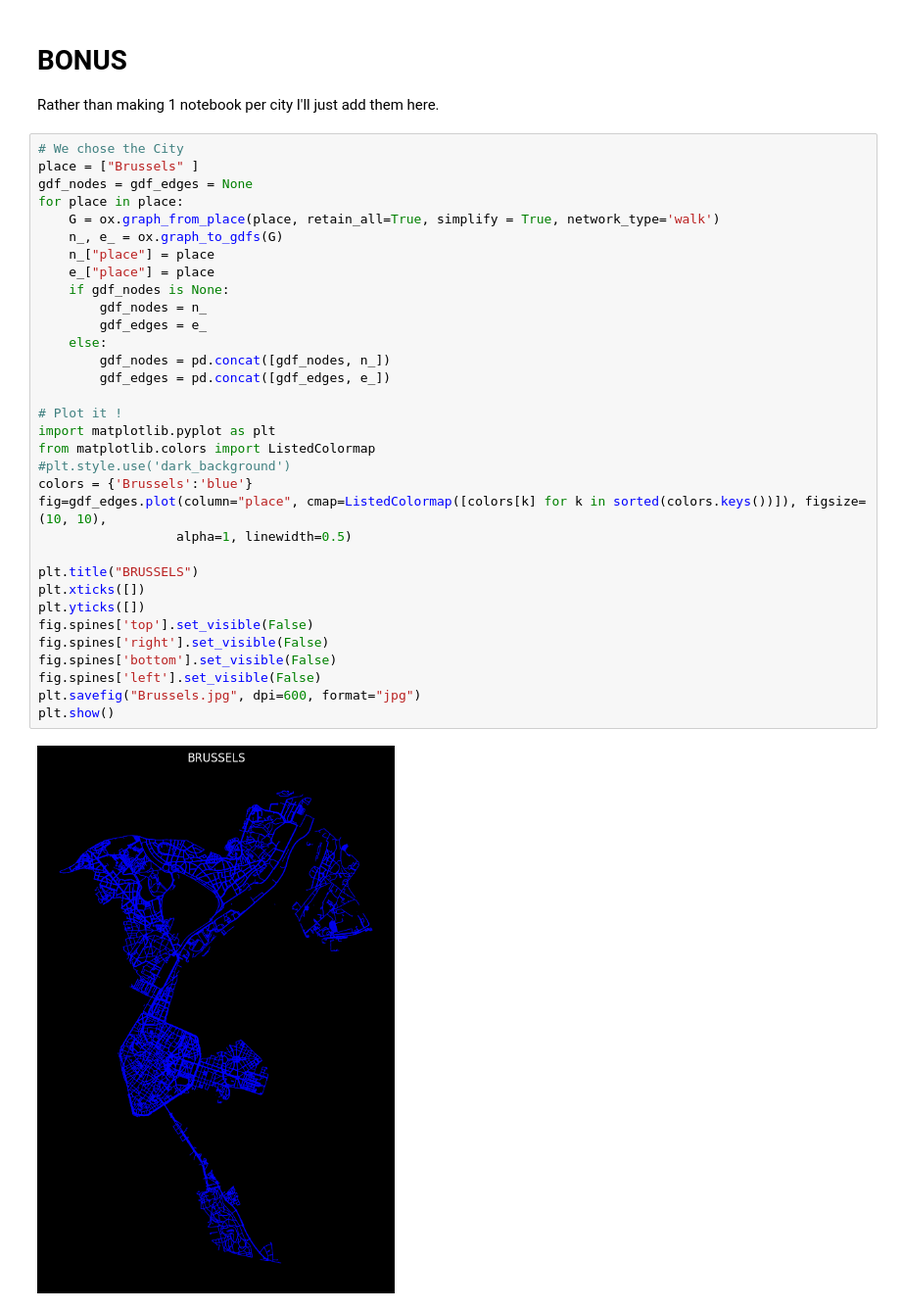
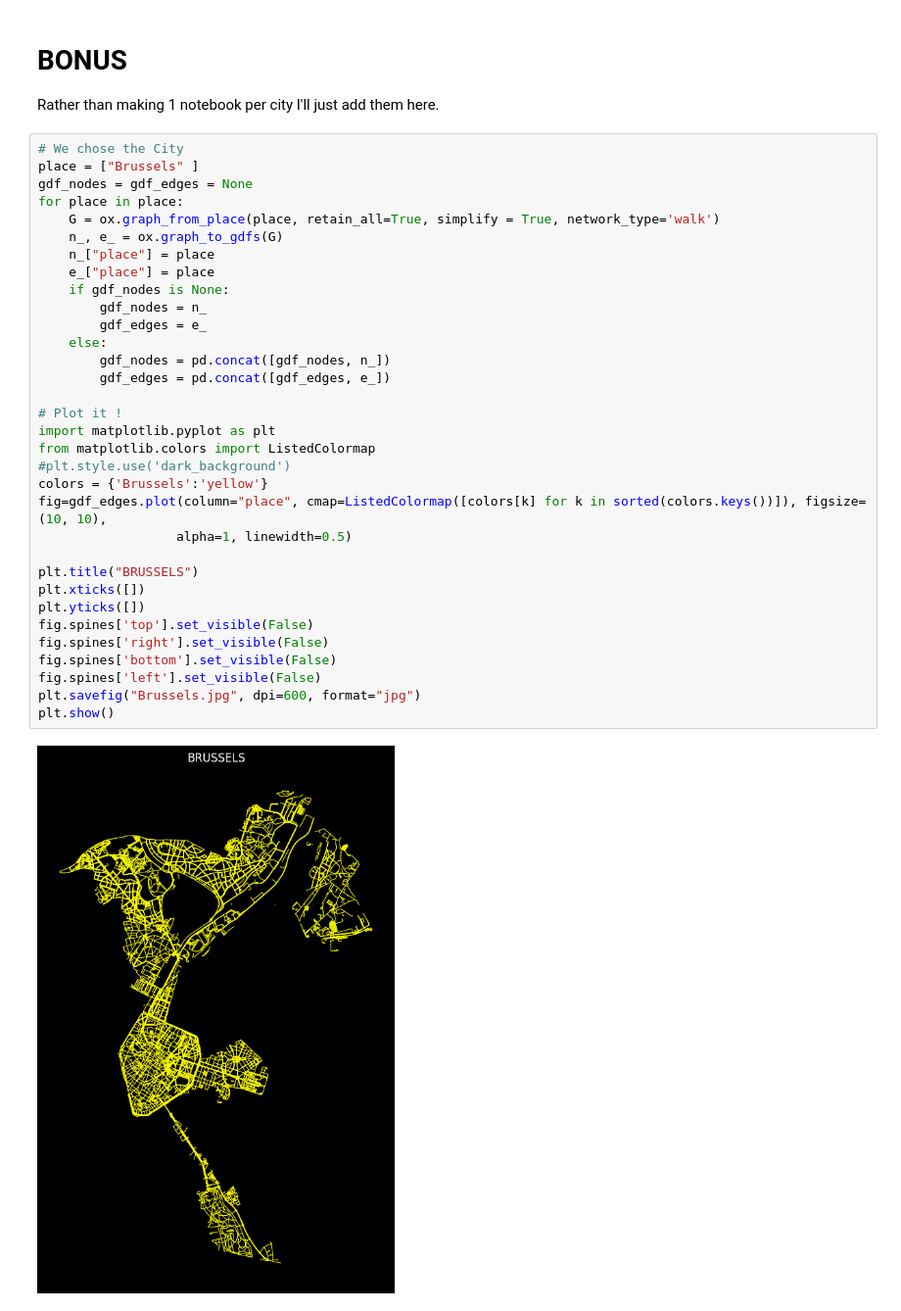
Before and after one commit to Sitraka17/Cities, a Jupyter notebook: LUXO.ipynb, the cells around one changed output. Shown at 98% size. Cells and saved outputs as stored; diff of their text form.

```diff
--- a/LUXO.ipynb
+++ b/LUXO.ipynb
@@ -80,32 +80,32 @@ place = ["Brussels" ]
 gdf_nodes = gdf_edges = None
 for place in place:
     G = ox.graph_from_place(place, retain_all=True, simplify = True, network_type='walk')
     n_, e_ = ox.graph_to_gdfs(G)
     n_["place"] = place
     e_["place"] = place
     if gdf_nodes is None:
         gdf_nodes = n_
         gdf_edges = e_
     else:
         gdf_nodes = pd.concat([gdf_nodes, n_])
         gdf_edges = pd.concat([gdf_edges, e_])
 
 # Plot it !
 import matplotlib.pyplot as plt
 from matplotlib.colors import ListedColormap
 #plt.style.use('dark_background')
-colors = {'Brussels':'blue'}
+colors = {'Brussels':'yellow'}
 fig=gdf_edges.plot(column="place", cmap=ListedColormap([colors[k] for k in sorted(colors.keys())]), figsize=(10, 10),
                   alpha=1, linewidth=0.5)
 
 plt.title("BRUSSELS")
 plt.xticks([])
 plt.yticks([])
 fig.spines['top'].set_visible(False)
 fig.spines['right'].set_visible(False)
 fig.spines['bottom'].set_visible(False)
 fig.spines['left'].set_visible(False)
 plt.savefig("Brussels.jpg", dpi=600, format="jpg")
 plt.show()
 # %% [output]
-[figure, old version]
+[figure, new version]
```
Also changed, not shown: parts of 4 cells of this notebook, 3 other files.
